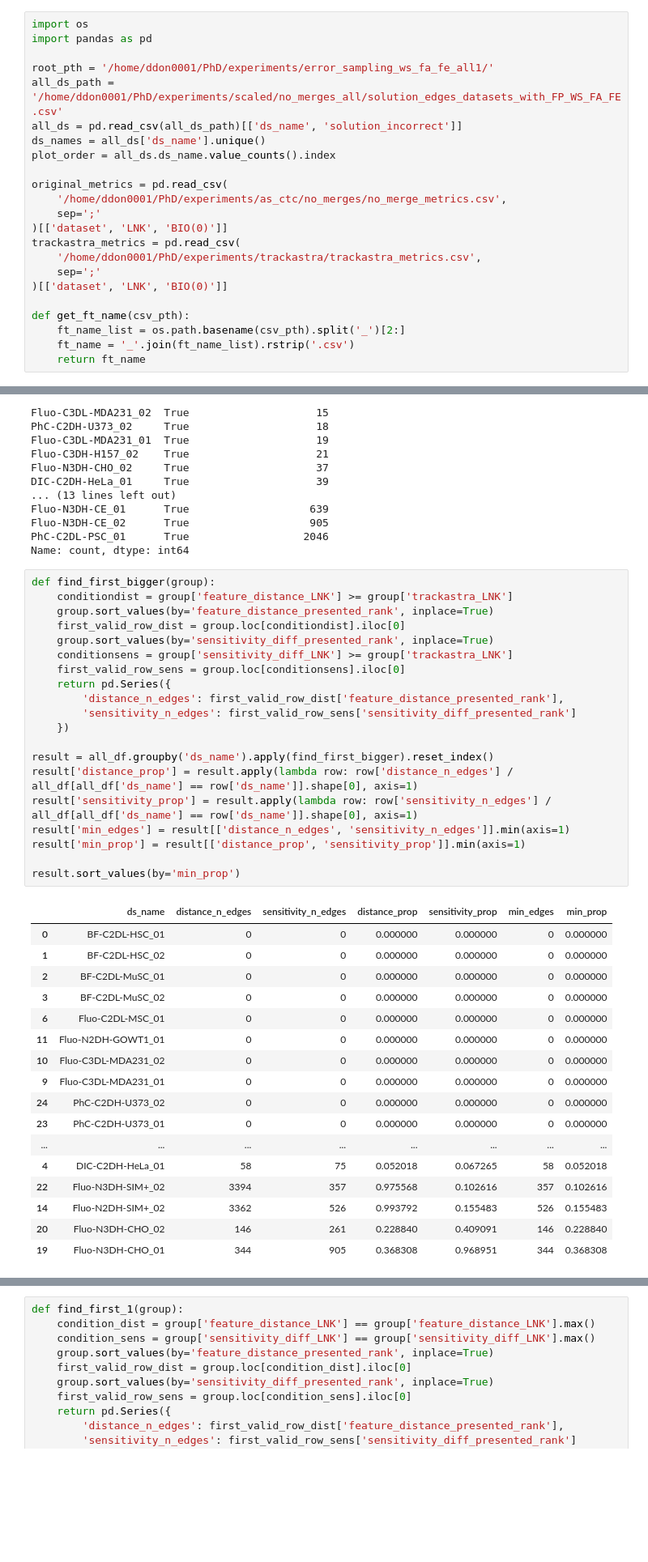
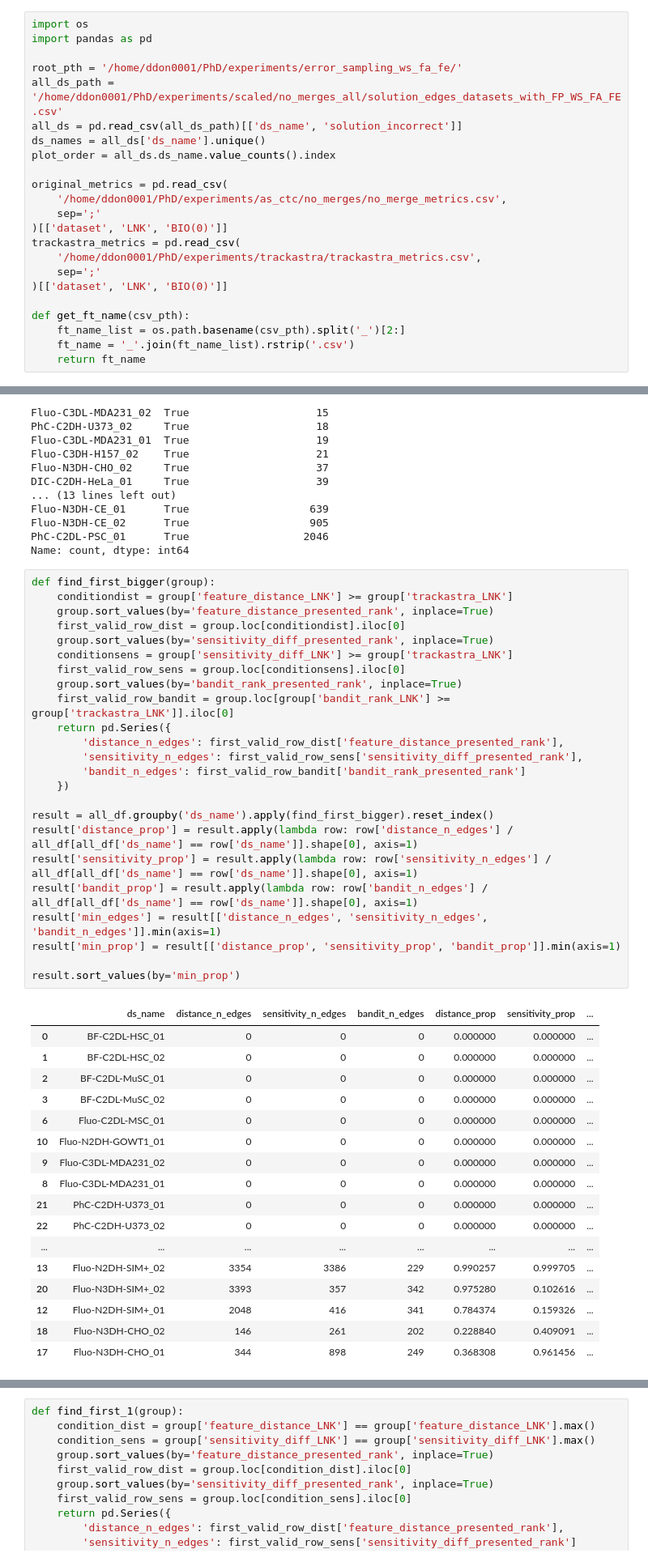
Before and after one commit to DragaDoncila/isbi25, a Jupyter notebook: plot_figures.ipynb, the cells around one changed output, grey strips where cells are left out. Shown at 81% size. Cells and saved outputs as stored; diff of their text form; blank space fills up the shorter version.

```diff
--- a/plot_figures.ipynb
+++ b/plot_figures.ipynb
@@ -2,7 +2,7 @@
 import os
 import pandas as pd
 
-root_pth = '/home/ddon0001/PhD/experiments/error_sampling_ws_fa_fe_all1/'
+root_pth = '/home/ddon0001/PhD/experiments/error_sampling_ws_fa_fe/'
 all_ds_path = '/home/ddon0001/PhD/experiments/scaled/no_merges_all/solution_edges_datasets_with_FP_WS_FA_FE.csv'
 all_ds = pd.read_csv(all_ds_path)[['ds_name', 'solution_incorrect']]
 ds_names = all_ds['ds_name'].unique()
@@ -107,41 +107,45 @@ Name: count, dtype: int64
 # %%
 def find_first_bigger(group):
     conditiondist = group['feature_distance_LNK'] >= group['trackastra_LNK']
     group.sort_values(by='feature_distance_presented_rank', inplace=True)
     first_valid_row_dist = group.loc[conditiondist].iloc[0]
     group.sort_values(by='sensitivity_diff_presented_rank', inplace=True)
     conditionsens = group['sensitivity_diff_LNK'] >= group['trackastra_LNK']
     first_valid_row_sens = group.loc[conditionsens].iloc[0]
+    group.sort_values(by='bandit_rank_presented_rank', inplace=True)
+    first_valid_row_bandit = group.loc[group['bandit_rank_LNK'] >= group['trackastra_LNK']].iloc[0]
     return pd.Series({
         'distance_n_edges': first_valid_row_dist['feature_distance_presented_rank'],
-        'sensitivity_n_edges': first_valid_row_sens['sensitivity_diff_presented_rank']
+        'sensitivity_n_edges': first_valid_row_sens['sensitivity_diff_presented_rank'],
+        'bandit_n_edges': first_valid_row_bandit['bandit_rank_presented_rank']
     })
 
 result = all_df.groupby('ds_name').apply(find_first_bigger).reset_index()
 result['distance_prop'] = result.apply(lambda row: row['distance_n_edges'] / all_df[all_df['ds_name'] == row['ds_name']].shape[0], axis=1)
 result['sensitivity_prop'] = result.apply(lambda row: row['sensitivity_n_edges'] / all_df[all_df['ds_name'] == row['ds_name']].shape[0], axis=1)
-result['min_edges'] = result[['distance_n_edges', 'sensitivity_n_edges']].min(axis=1)
-result['min_prop'] = result[['distance_prop', 'sensitivity_prop']].min(axis=1)
+result['bandit_prop'] = result.apply(lambda row: row['bandit_n_edges'] / all_df[all_df['ds_name'] == row['ds_name']].shape[0], axis=1)
+result['min_edges'] = result[['distance_n_edges', 'sensitivity_n_edges', 'bandit_n_edges']].min(axis=1)
+result['min_prop'] = result[['distance_prop', 'sensitivity_prop', 'bandit_prop']].min(axis=1)
 
 result.sort_values(by='min_prop')
 # %% [output]
-|  | ds_name | distance_n_edges | sensitivity_n_edges | distance_prop | sensitivity_prop | min_edges | min_prop |
-| 0 | BF-C2DL-HSC_01 | 0 | 0 | 0.000000 | 0.000000 | 0 | 0.000000 |
-| 1 | BF-C2DL-HSC_02 | 0 | 0 | 0.000000 | 0.000000 | 0 | 0.000000 |
-| 2 | BF-C2DL-MuSC_01 | 0 | 0 | 0.000000 | 0.000000 | 0 | 0.000000 |
-| 3 | BF-C2DL-MuSC_02 | 0 | 0 | 0.000000 | 0.000000 | 0 | 0.000000 |
-| 6 | Fluo-C2DL-MSC_01 | 0 | 0 | 0.000000 | 0.000000 | 0 | 0.000000 |
-| 11 | Fluo-N2DH-GOWT1_01 | 0 | 0 | 0.000000 | 0.000000 | 0 | 0.000000 |
-| 10 | Fluo-C3DL-MDA231_02 | 0 | 0 | 0.000000 | 0.000000 | 0 | 0.000000 |
-| 9 | Fluo-C3DL-MDA231_01 | 0 | 0 | 0.000000 | 0.000000 | 0 | 0.000000 |
-| 24 | PhC-C2DH-U373_02 | 0 | 0 | 0.000000 | 0.000000 | 0 | 0.000000 |
-| 23 | PhC-C2DH-U373_01 | 0 | 0 | 0.000000 | 0.000000 | 0 | 0.000000 |
+|  | ds_name | distance_n_edges | sensitivity_n_edges | bandit_n_edges | distance_prop | sensitivity_prop | ... |
+| 0 | BF-C2DL-HSC_01 | 0 | 0 | 0 | 0.000000 | 0.000000 | ... |
+| 1 | BF-C2DL-HSC_02 | 0 | 0 | 0 | 0.000000 | 0.000000 | ... |
+| 2 | BF-C2DL-MuSC_01 | 0 | 0 | 0 | 0.000000 | 0.000000 | ... |
+| 3 | BF-C2DL-MuSC_02 | 0 | 0 | 0 | 0.000000 | 0.000000 | ... |
+| 6 | Fluo-C2DL-MSC_01 | 0 | 0 | 0 | 0.000000 | 0.000000 | ... |
+| 10 | Fluo-N2DH-GOWT1_01 | 0 | 0 | 0 | 0.000000 | 0.000000 | ... |
+| 9 | Fluo-C3DL-MDA231_02 | 0 | 0 | 0 | 0.000000 | 0.000000 | ... |
+| 8 | Fluo-C3DL-MDA231_01 | 0 | 0 | 0 | 0.000000 | 0.000000 | ... |
+| 21 | PhC-C2DH-U373_01 | 0 | 0 | 0 | 0.000000 | 0.000000 | ... |
+| 22 | PhC-C2DH-U373_02 | 0 | 0 | 0 | 0.000000 | 0.000000 | ... |
 | ... | ... | ... | ... | ... | ... | ... | ... |
-| 4 | DIC-C2DH-HeLa_01 | 58 | 75 | 0.052018 | 0.067265 | 58 | 0.052018 |
-| 22 | Fluo-N3DH-SIM+_02 | 3394 | 357 | 0.975568 | 0.102616 | 357 | 0.102616 |
-| 14 | Fluo-N2DH-SIM+_02 | 3362 | 526 | 0.993792 | 0.155483 | 526 | 0.155483 |
-| 20 | Fluo-N3DH-CHO_02 | 146 | 261 | 0.228840 | 0.409091 | 146 | 0.228840 |
-| 19 | Fluo-N3DH-CHO_01 | 344 | 905 | 0.368308 | 0.968951 | 344 | 0.368308 |
+| 13 | Fluo-N2DH-SIM+_02 | 3354 | 3386 | 229 | 0.990257 | 0.999705 | ... |
+| 20 | Fluo-N3DH-SIM+_02 | 3393 | 357 | 342 | 0.975280 | 0.102616 | ... |
+| 12 | Fluo-N2DH-SIM+_01 | 2048 | 416 | 341 | 0.784374 | 0.159326 | ... |
+| 18 | Fluo-N3DH-CHO_02 | 146 | 261 | 202 | 0.228840 | 0.409091 | ... |
+| 17 | Fluo-N3DH-CHO_01 | 344 | 898 | 249 | 0.368308 | 0.961456 | ... |
 # %%
 result.describe()
 # %% [output]
```
Also changed, not shown: parts of 8 cells of this notebook, 1 other file.
